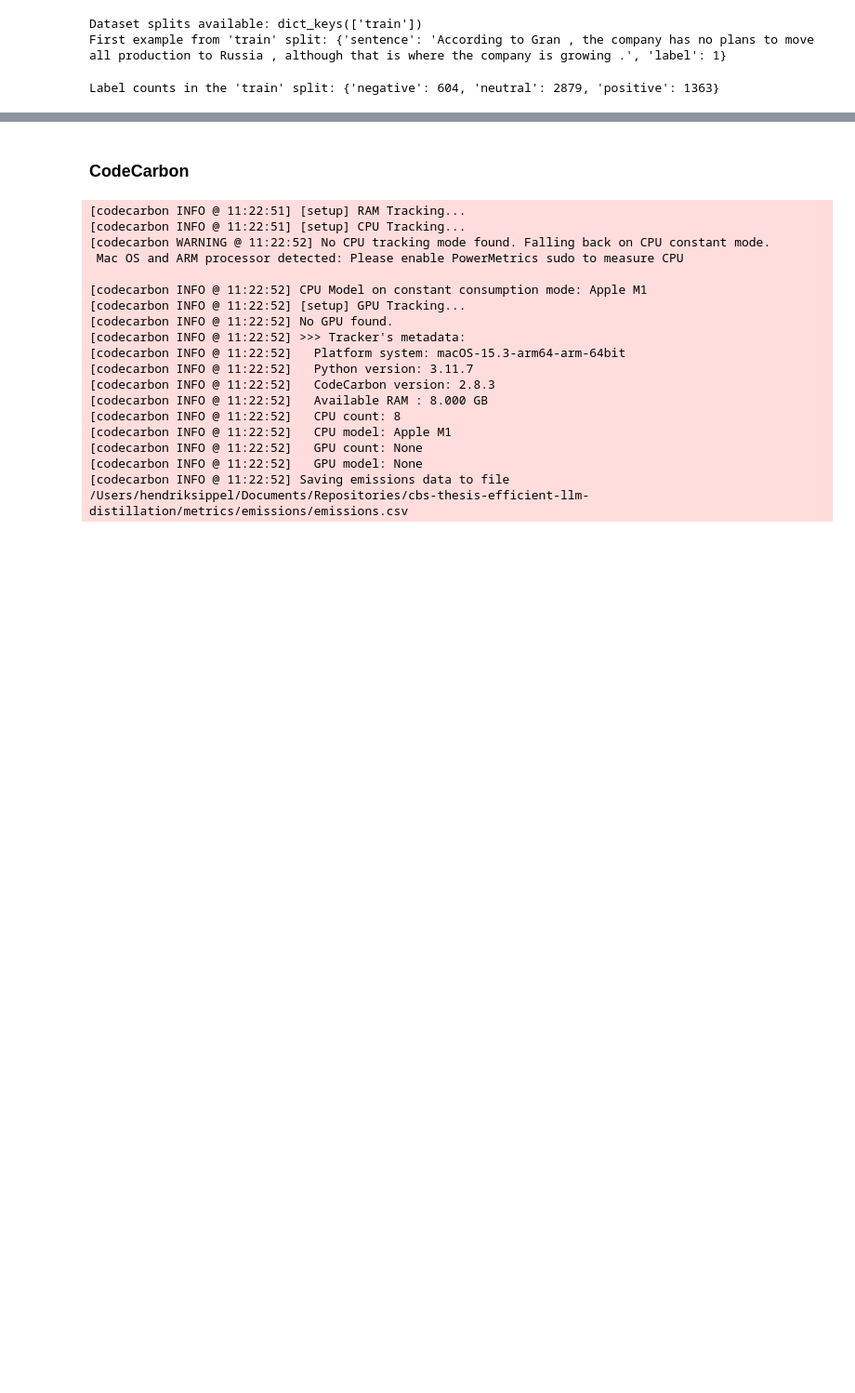
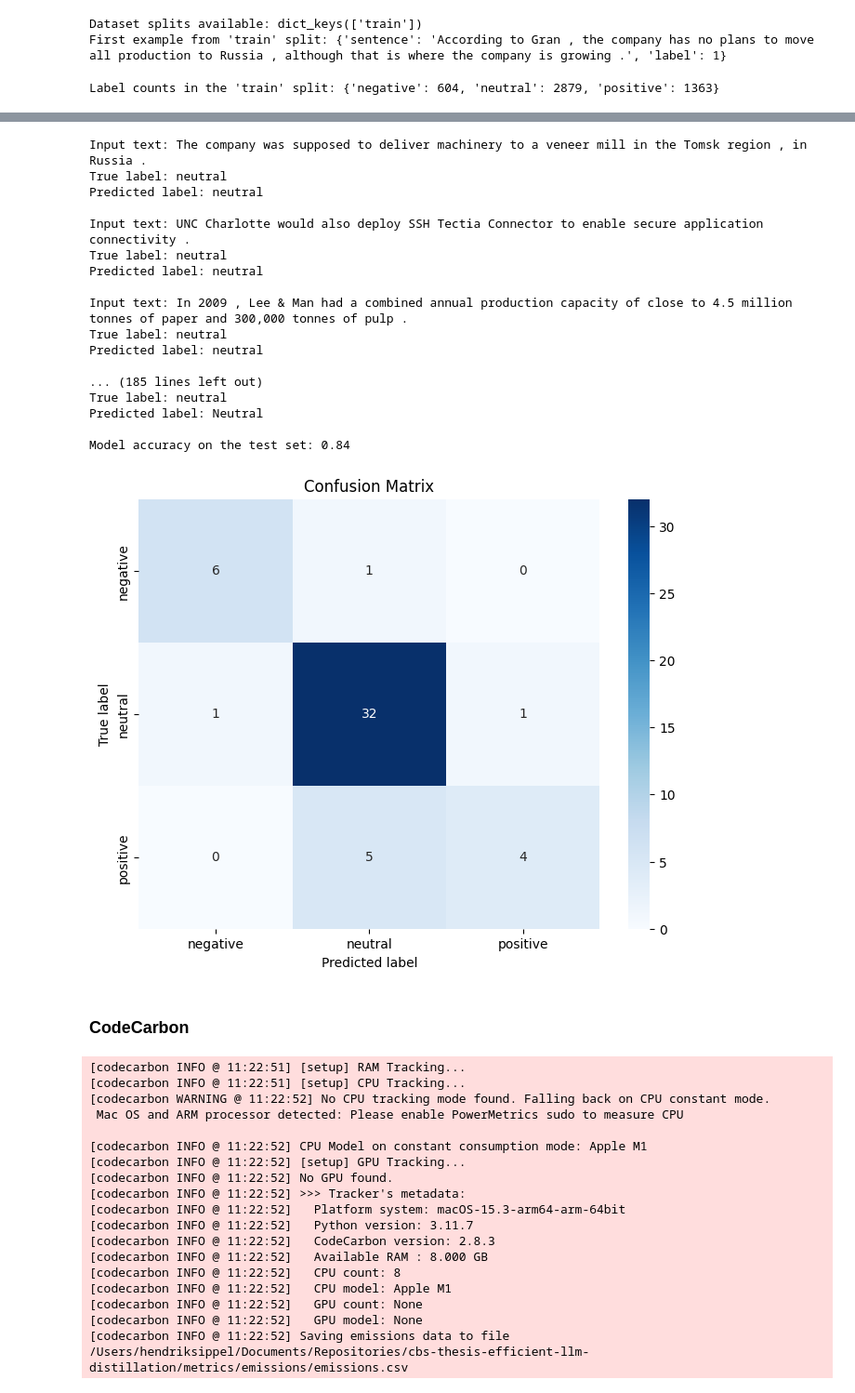
Before and after one commit to hendrik-spl/cbs-thesis-efficient-llm-distillation, a Jupyter notebook: initial_tests.ipynb, the cells around one changed output, grey strips where cells are left out. Shown at 93% size. Drawn from its saved outputs; the diff is of its cells as text; code cells hidden in the pictures; blank space fills up the shorter version.

```diff
--- a/initial_tests.ipynb
+++ b/initial_tests.ipynb
@@ -160,3 +160,24 @@ Model accuracy on the test set: 0.34
+# %%
+test_model(model="llama3.1:8b")
+# %% [output]
+Input text: The company was supposed to deliver machinery to a veneer mill in the Tomsk region , in Russia .
+True label: neutral
+Predicted label: neutral
+
+Input text: UNC Charlotte would also deploy SSH Tectia Connector to enable secure application connectivity .
+True label: neutral
+Predicted label: neutral
+
+Input text: In 2009 , Lee & Man had a combined annual production capacity of close to 4.5 million tonnes of paper and 300,000 tonnes of pulp .
+True label: neutral
+Predicted label: neutral
+
+... (185 lines left out)
+True label: neutral
+Predicted label: Neutral
+
+Model accuracy on the test set: 0.84
+[figure, added]
 # %% [markdown]
 ### CodeCarbon
 # %%
```
Also changed, not shown: parts of 7 cells of this notebook.
